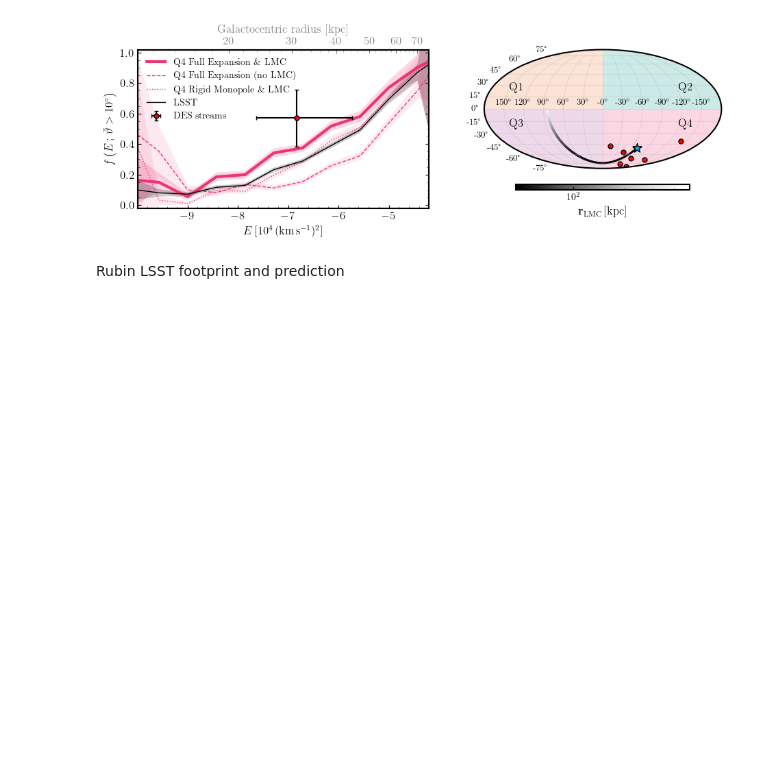
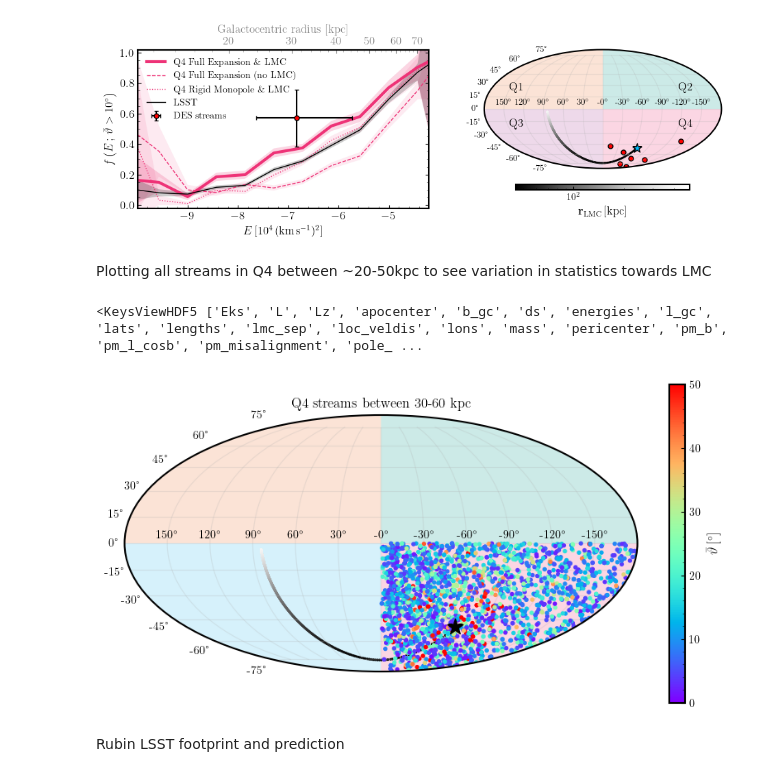
Before and after one commit to dc-broo3/oceanus, a Jupyter notebook: analysis/DES-stream-data.ipynb, the cells around one changed output. Saved outputs shown, nothing was run; the diff lists cells and outputs as text; code cells hidden in the pictures; blank space fills up the shorter version.

Commit message:
Variation of pm misalignments around LMC in Q4 plot.

```diff
--- a/analysis/DES-stream-data.ipynb
+++ b/analysis/DES-stream-data.ipynb
@@ -757,6 +757,82 @@ fig6(data_path, pots_fig6, DES_plot_data, quadlabels_fig6, 'fig6', False)
 # %% [output]
 Reading data...
 [figure]
+# %% [markdown]
+Plotting all streams in Q4 between ~20-50kpc to see variation in statistics towards LMC
+# %%
+with h5py.File('/mnt/ceph/users/rbrooks/oceanus/analysis/stream-runs/combined-files/plotting_data/16384-dt1Myr/full-MWhalo-full-MWdisc-full-LMC.hdf5',
+               'r') as file:
+    print(file.keys())
+    energies = np.array(file['energies'])
+    pm_ang = np.array(file['pm_misalignment'])
+    l_gc = np.array(file['l_gc'])
+    b_gc = np.array(file['b_gc'])
+# %% [output]
+<KeysViewHDF5 ['Eks', 'L', 'Lz', 'apocenter', 'b_gc', 'ds', 'energies', 'l_gc', 'lats', 'lengths', 'lmc_sep', 'loc_veldis', 'lons', 'mass', 'pericenter', 'pm_b', 'pm_l_cosb', 'pm_misalignment', 'pole_ ...
+# %%
+wrapped_l_gc = -np.where(l_gc >= 180, l_gc - 360, l_gc)
+# %%
+Emask = (energies/1e4 > -7) & (energies/1e4 < -5)
+lb_mask = ((wrapped_l_gc > 0) & (wrapped_l_gc < 180) & (b_gc > -90) & (b_gc < 0))
+
+tot_mask = Emask & lb_mask
+# %%
+new_ls = wrapped_l_gc[tot_mask]
+new_bs = b_gc[tot_mask]
+new_pms  = pm_ang[tot_mask]
+# %%
+ts=np.linspace(-2.5, 0, 1000)
+lmc_xs = [Model.expansion_centres(t)[6:9] for t in ts]
+lmc_vs =  [Model.expansion_centre_velocities(t)[6:9] for t in ts]
+lmc_l_gc, lmc_b_gc, *_ = galactic_coords(np.array(lmc_xs), np.array(lmc_vs))
+
+disc_xs = [Model.expansion_centres(t)[:3] for t in ts]
+lmc_dist_gc = np.linalg.norm(np.array(lmc_xs) - np.array(disc_xs), axis=1)
+
+# Define the colors for each quadrant
+colors = ['#EE7733', '#009988', '#33BBEE', '#EE3377']
+
+fig, mollweide_ax = plt.subplots(1, 1, figsize=(10, 5), subplot_kw={'projection': 'mollweide'},)
+plt.sca(mollweide_ax)
+plt.grid(alpha=.25)
+
+# Define the vertices for the quadrants
+quadrants = [
+    Polygon([[-np.pi, 0], [0, 0], [0, np.pi / 2], [-np.pi, np.pi / 2]], closed=True),  # Top-left
+    Polygon([[0, 0], [np.pi, 0], [np.pi, np.pi / 2], [0, np.pi / 2]], closed=True),    # Top-right
+    Polygon([[-np.pi, -np.pi / 2], [0, -np.pi / 2], [0, 0], [-np.pi, 0]], closed=True),  # Bottom-left
+    Polygon([[0, -np.pi / 2], [np.pi, -np.pi / 2], [np.pi, 0], [0, 0]], closed=True),    # Bottom-right
+]
+
+# Fill each quadrant with the respective color
+for color, quad in zip(colors, quadrants):
+    mollweide_ax.add_patch(quad)
+    quad.set_facecolor(color)
+    quad.set_alpha(0.2)
+
+lmc_l_gc_wrap = np.where(lmc_l_gc >= 180, lmc_l_gc - 360, lmc_l_gc)
+plt.scatter((-lmc_l_gc_wrap[-1]) * u.deg.to(u.rad), lmc_b_gc[-1] * u.deg.to(u.rad), s=200,
+            edgecolors='k', facecolor='k', marker='*', rasterized=True, zorder=3)
+plt.scatter((-lmc_l_gc_wrap) * u.deg.to(u.rad), lmc_b_gc * u.deg.to(u.rad), rasterized=True,
+                 s=5, c=lmc_dist_gc, cmap='Greys_r', norm=LogNorm(vmin=45, vmax=500), lw=0, zorder=1)
+
+
+sc=plt.scatter(new_ls* u.deg.to(u.rad), new_bs* u.deg.to(u.rad), c=new_pms, vmin=0, vmax=50,
+               cmap='rainbow', edgecolor='None', zorder=2, s=15)
+cb=plt.colorbar(sc, location='right')
+cb.set_label(r'$\bar{\vartheta}\,[^{\circ}]$')
+cb.ax.tick_params(labelsize=10)
+
+mollweide_ax.tick_params( labelsize=10)
+
+x_labels = mollweide_ax.get_xticks() * 180/np.pi
+mollweide_ax.set_xticklabels(['{:.0f}'.format(-label) + r'$^{\circ}$' for label in x_labels])
+
+plt.title('Q4 streams between 30-60 kpc')
+
+plt.savefig('figures/mollweide/Q4-streams-near-LMC-dist')
+# %% [output]
+[figure, added]
 # %% [markdown]
 Rubin LSST footprint and prediction
 # %%
```
